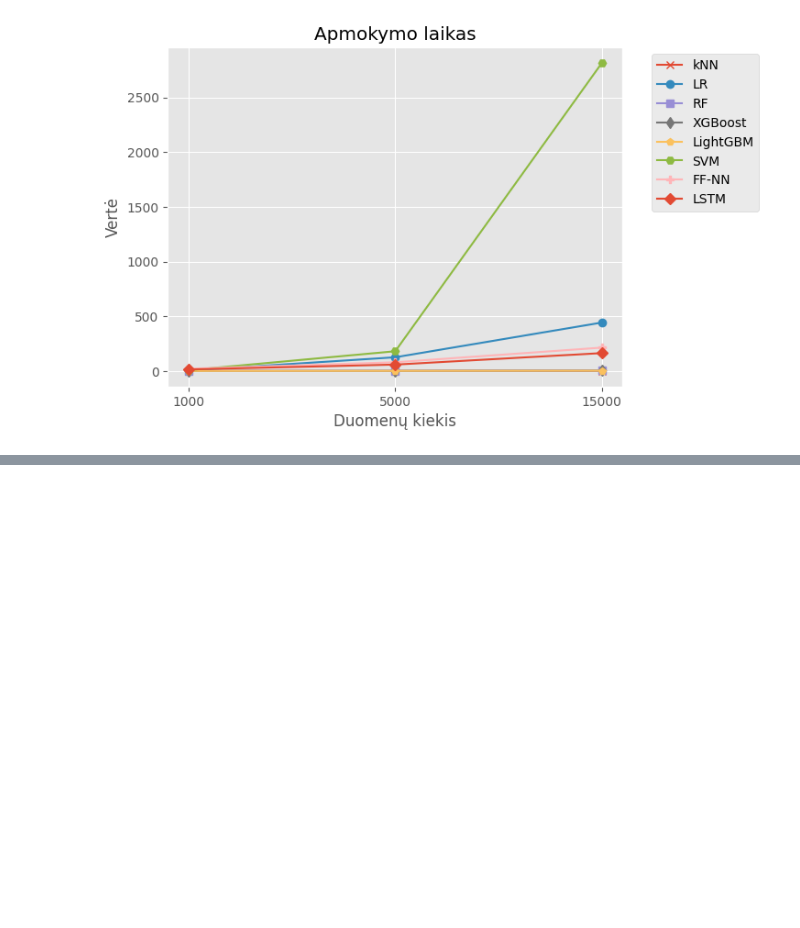
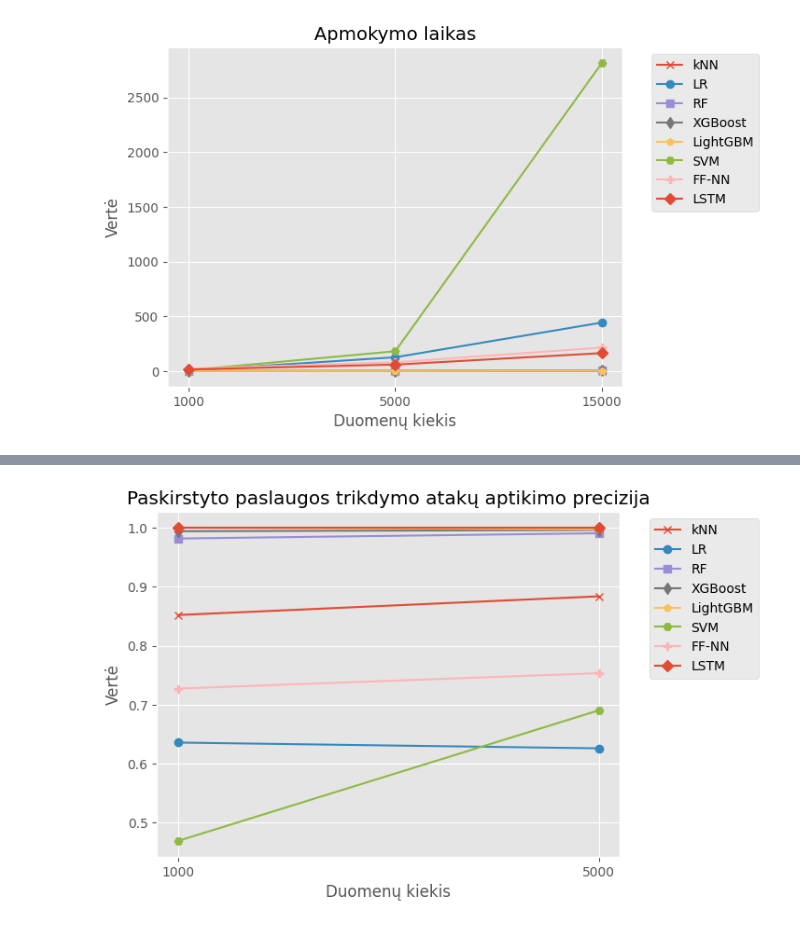
Before and after one commit to KostasEreksonas/Magistrinis, a Jupyter notebook: Time_series.ipynb, the cells around one changed output, grey strips where cells are left out. Cells and saved outputs as stored; diff of their text form; code cells hidden in the pictures; blank space fills up the shorter version.

```diff
--- a/Time_series.ipynb
+++ b/Time_series.ipynb
@@ -209,0 +304,5 @@ plot_time_series(time, "Apmokymo laikas")
+# %%
+ddos_precision = pd.DataFrame(ddos_precision).transpose()
+plot_time_series(ddos_precision, "Paskirstyto paslaugos trikdymo atakų aptikimo precizija")
+# %% [output]
+[figure, added]
```
Also changed, not shown: parts of 24 cells of this notebook, 15 other files.
